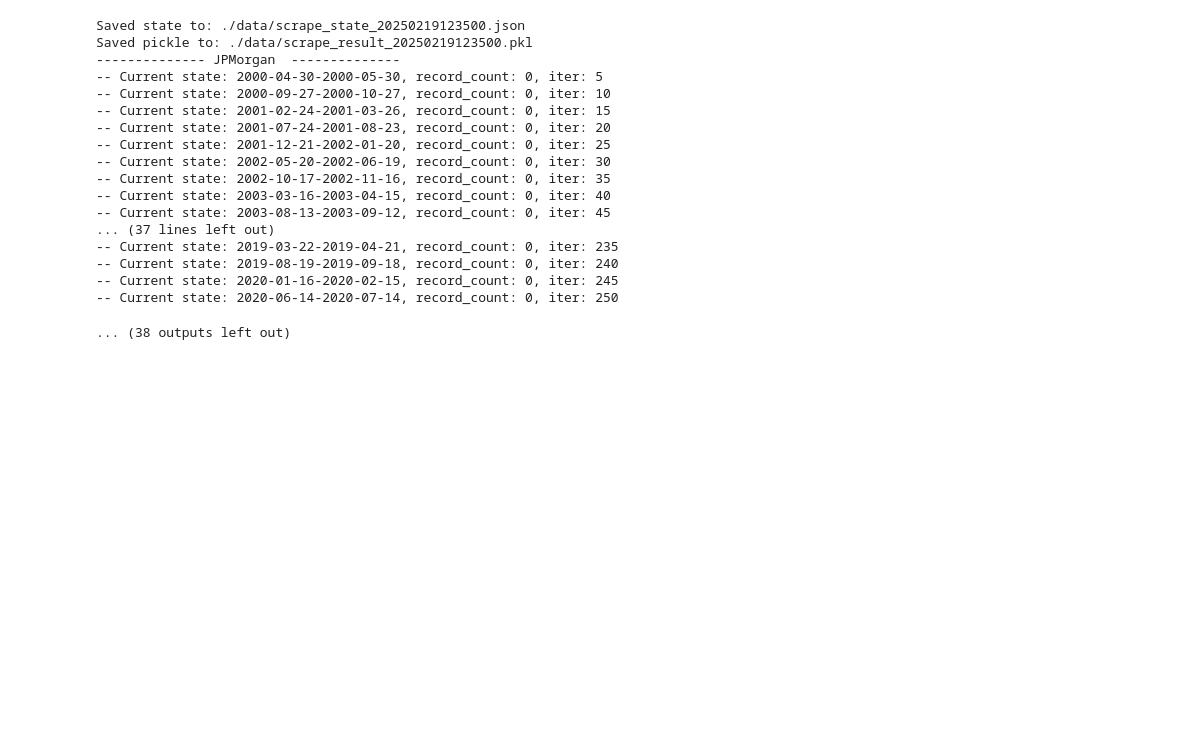
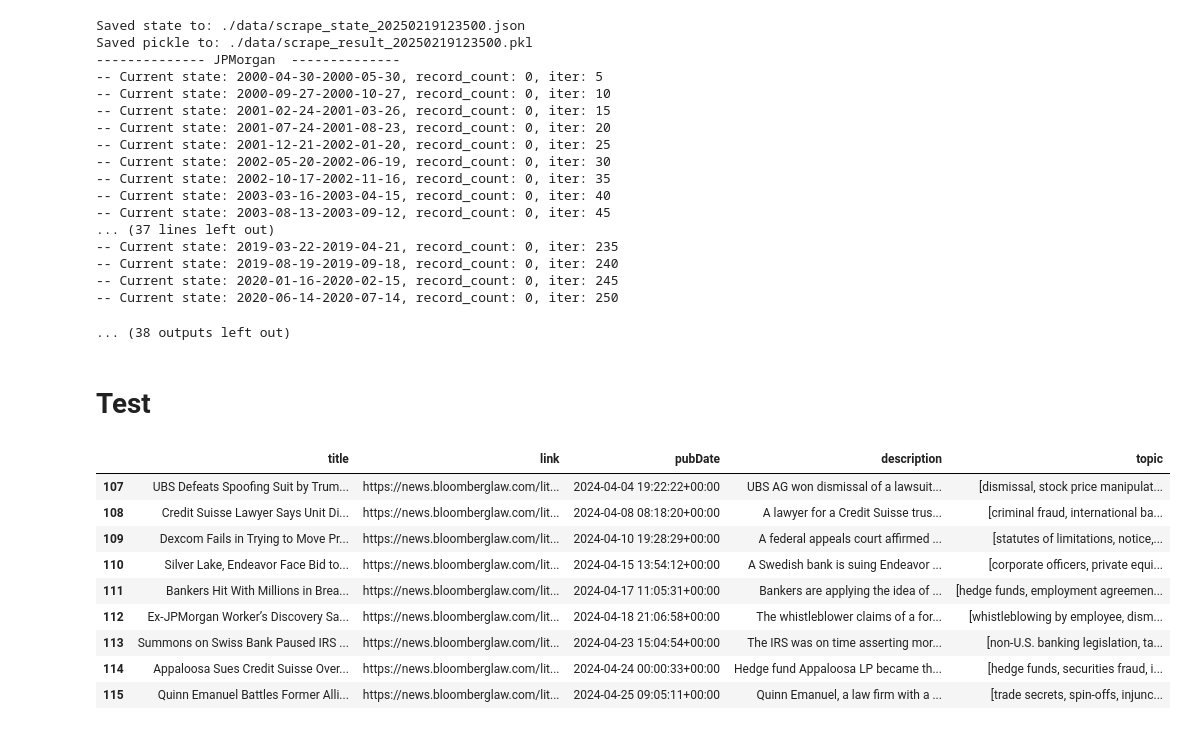
Before and after one commit to shaohong-g/web-scrape, a Jupyter notebook: internal.ipynb, the cells around one changed output. Drawn from its saved outputs; the diff is of its cells as text; code cells hidden in the pictures; blank space fills up the shorter version.

```diff
--- a/internal.ipynb
+++ b/internal.ipynb
@@ -507,3 +507,22 @@ Saved pickle to: ./data/scrape_result_20250219123500.pkl
 -- Current state: 2020-01-16-2020-02-15, record_count: 0, iter: 245
 -- Current state: 2020-06-14-2020-07-14, record_count: 0, iter: 250
 ... (38 outputs left out)
+# %% [markdown]
+# Test
+# %%
+df = pd.read_pickle("data/bloomberglaw/scrape_result_20250219121917.pkl")
+# %%
+df['pubDate'] = pd.to_datetime(df['pubDate'],utc=True)
+filtered_df = df[(df['pubDate'].dt.month == 4) & (df['pubDate'].dt.year == 2024) ]
+filtered_df
+# %% [output]
+|  | title | link | pubDate | description | topic |
+| 107 | UBS Defeats Spoofing Suit by Trum... | https://news.bloomberglaw.com/lit... | 2024-04-04 19:22:22+00:00 | UBS AG won dismissal of a lawsuit... | [dismissal, stock price manipulat... |
+| 108 | Credit Suisse Lawyer Says Unit Di... | https://news.bloomberglaw.com/lit... | 2024-04-08 08:18:20+00:00 | A lawyer for a Credit Suisse trus... | [criminal fraud, international ba... |
+| 109 | Dexcom Fails in Trying to Move Pr... | https://news.bloomberglaw.com/lit... | 2024-04-10 19:28:29+00:00 | A federal appeals court affirmed ... | [statutes of limitations, notice,... |
+| 110 | Silver Lake, Endeavor Face Bid to... | https://news.bloomberglaw.com/lit... | 2024-04-15 13:54:12+00:00 | A Swedish bank is suing Endeavor ... | [corporate officers, private equi... |
+| 111 | Bankers Hit With Millions in Brea... | https://news.bloomberglaw.com/lit... | 2024-04-17 11:05:31+00:00 | Bankers are applying the idea of ... | [hedge funds, employment agreemen... |
+| 112 | Ex-JPMorgan Worker’s Discovery Sa... | https://news.bloomberglaw.com/lit... | 2024-04-18 21:06:58+00:00 | The whistleblower claims of a for... | [whistleblowing by employee, dism... |
+| 113 | Summons on Swiss Bank Paused IRS ... | https://news.bloomberglaw.com/lit... | 2024-04-23 15:04:54+00:00 | The IRS was on time asserting mor... | [non-U.S. banking legislation, ta... |
+| 114 | Appaloosa Sues Credit Suisse Over... | https://news.bloomberglaw.com/lit... | 2024-04-24 00:00:33+00:00 | Hedge fund Appaloosa LP became th... | [hedge funds, securities fraud, i... |
+| 115 | Quinn Emanuel Battles Former Alli... | https://news.bloomberglaw.com/lit... | 2024-04-25 09:05:11+00:00 | Quinn Emanuel, a law firm with a ... | [trade secrets, spin-offs, injunc... |
```
Also changed, not shown: parts of 1 cell of this notebook.
